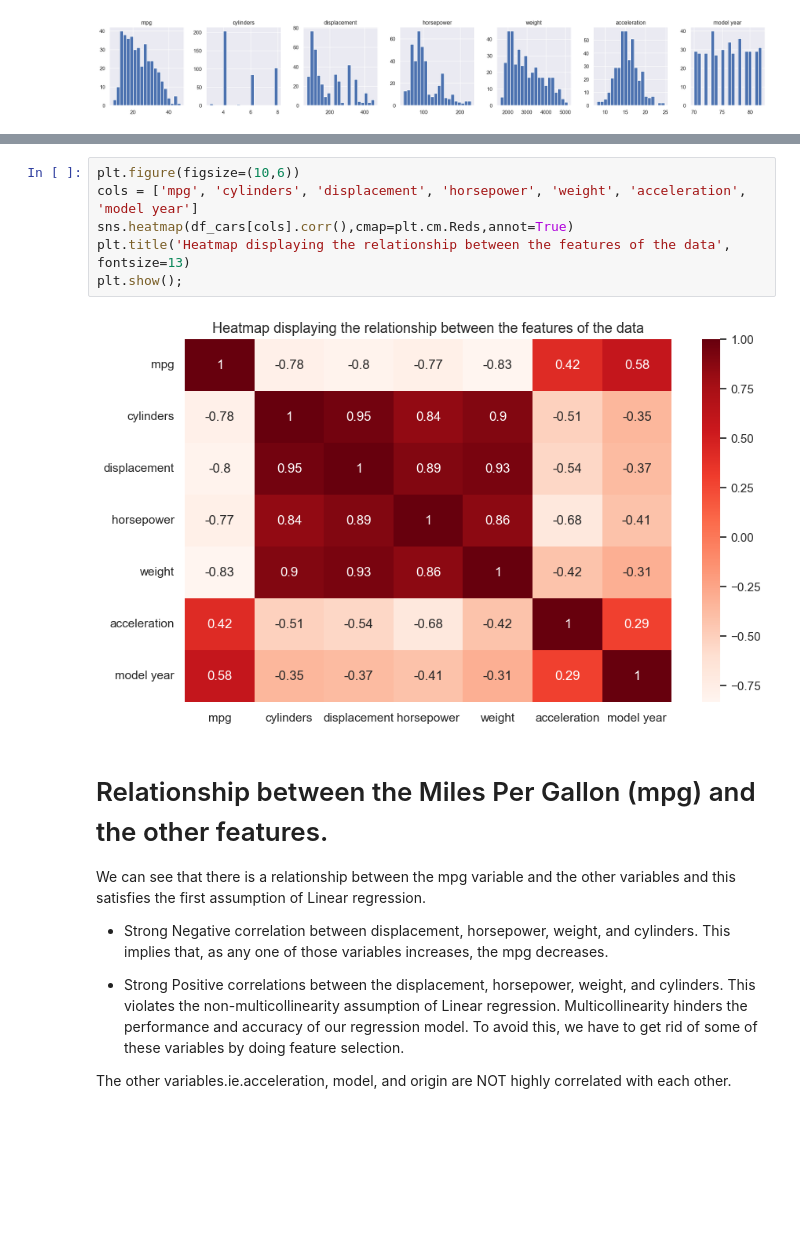
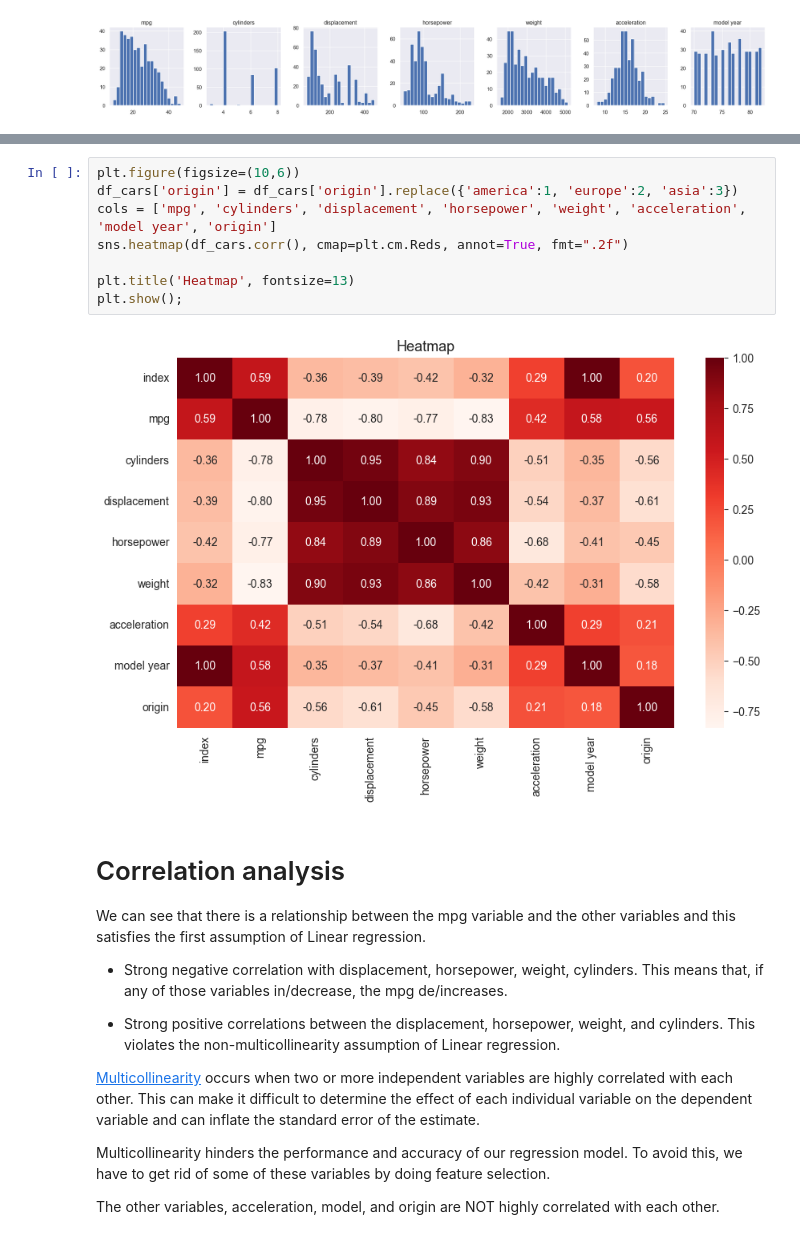
Before and after one commit to jpbianchi/portfolio, a Jupyter notebook: EDA/EDA_basic.ipynb, the cells around one changed output, grey strips where cells are left out. Drawn from its saved outputs; the diff is of its cells as text; blank space fills up the shorter version.

```diff
--- a/EDA/EDA_basic.ipynb
+++ b/EDA/EDA_basic.ipynb
@@ -392,20 +418,27 @@ Light color/ white is a towards the negative correlation.
 # %%
 plt.figure(figsize=(10,6))
-cols = ['mpg', 'cylinders', 'displacement', 'horsepower', 'weight', 'acceleration', 'model year']
-sns.heatmap(df_cars[cols].corr(),cmap=plt.cm.Reds,annot=True)
-plt.title('Heatmap displaying the relationship between the features of the data', fontsize=13)
+df_cars['origin'] = df_cars['origin'].replace({'america':1, 'europe':2, 'asia':3})
+cols = ['mpg', 'cylinders', 'displacement', 'horsepower', 'weight', 'acceleration', 'model year', 'origin']
+sns.heatmap(df_cars.corr(), cmap=plt.cm.Reds, annot=True, fmt=".2f")
+
+plt.title('Heatmap', fontsize=13)
 plt.show();
 # %% [output]
-[figure, old version]
+[figure, new version]
 # %% [markdown]
-# Relationship between the Miles Per Gallon (mpg) and the other features.
+# Correlation analysis
 
 We can see that there is a relationship between the mpg variable and the other variables and this satisfies the first assumption of Linear regression.
-- Strong Negative correlation between displacement, horsepower, weight, and cylinders.
-This implies that, as any one of those variables increases, the mpg decreases.
+- Strong negative correlation with displacement, horsepower, weight, cylinders.
+This means that, if any of those variables in/decrease, the mpg de/increases.
 
-- Strong Positive correlations between the displacement, horsepower, weight, and cylinders.
+- Strong positive correlations between the displacement, horsepower, weight, and cylinders.
 This violates the non-multicollinearity assumption of Linear regression.
-Multicollinearity hinders the performance and accuracy of our regression model. To avoid this, we have to get rid of some of these variables by doing feature selection.
 
-The other variables.ie.acceleration, model, and origin are NOT highly correlated with each other.
+[Multicollinearity](https://www.analyticsvidhya.com/blog/2020/03/what-is-multicollinearity/#:~:text=Multicollinearity%20occurs%20when%20two%20or%20more%20independent%20variables%20have%20a,variable%20on%20the%20dependent%20variable) occurs when two or more independent variables are highly correlated with each other.
+This can make it difficult to determine the effect of each individual variable on the dependent variable and can inflate the standard error of the estimate.
+
+Multicollinearity hinders the performance and accuracy of our regression model.
+To avoid this, we have to get rid of some of these variables by doing feature selection.
+
+The other variables, acceleration, model, and origin are NOT highly correlated with each other.
```
Also changed, not shown: parts of 30 cells of this notebook.
